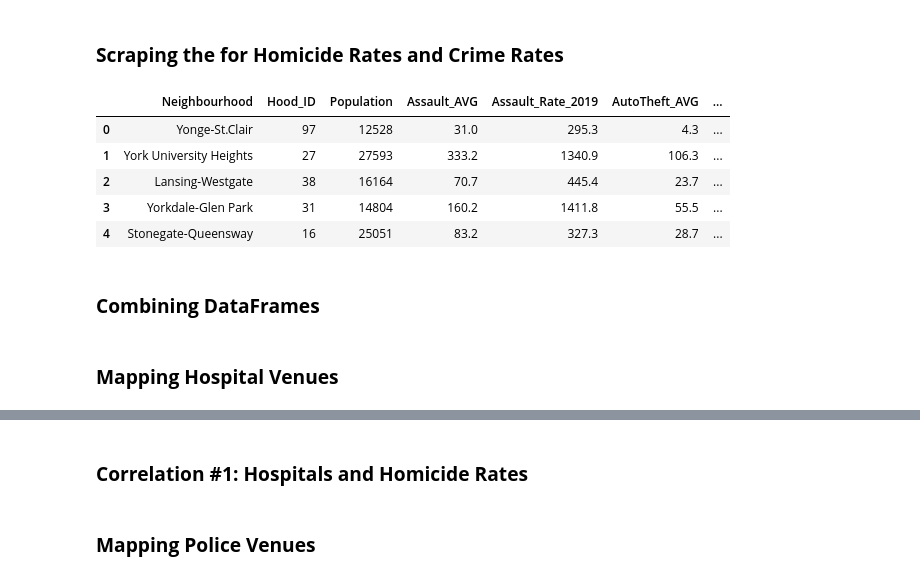
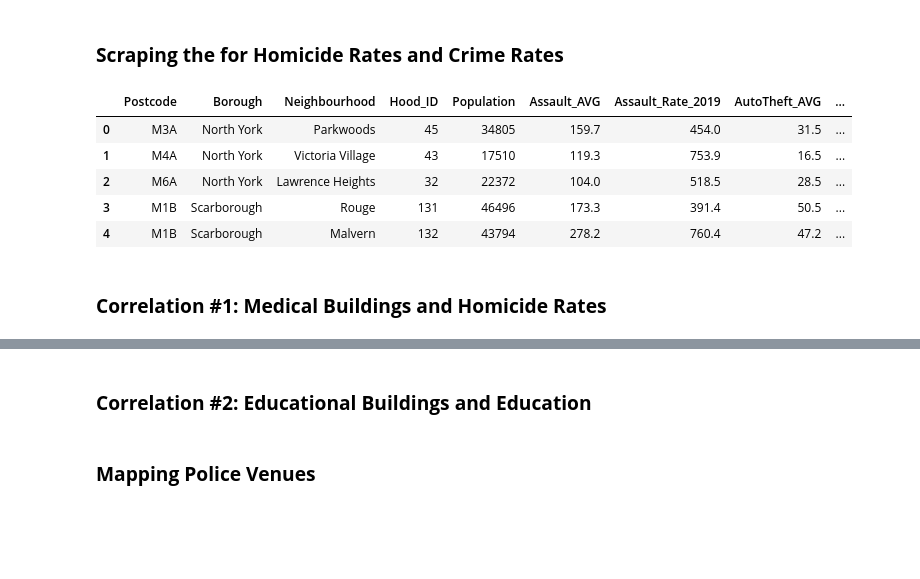
Before and after one commit to Sujeev-Uthayakumar/clustering-navigation, a Jupyter notebook: src/index.ipynb, the cells around one changed output, grey strips where cells are left out. Saved outputs shown, nothing was run; the diff lists cells and outputs as text; code cells hidden in the pictures; blank space fills up the shorter version.

Commit message:
add population dataset

```diff
--- a/src/index.ipynb
+++ b/src/index.ipynb
@@ -140,20 +140,23 @@ postcodes.head()
 # %%
 path2 = os.getcwd()
 path2 = os.path.join(path2,"datasets/neighbourhood-crime-rates.csv")
 crimedata = pd.read_csv(path2)
 crimedata.drop(crimedata.columns[[0]], axis=1, inplace=True)
-crimedata.head()
+
+path3 = os.getcwd()
+path3 = os.path.join(path3,"datasets/combined-dataset.csv")
+combined_data = pd.read_csv(path3)
+combined_data.drop(combined_data.columns[[0]], axis=1, inplace=True)
+combined_data.head()
 # %% [output]
-|  | Neighbourhood | Hood_ID | Population | Assault_AVG | Assault_Rate_2019 | AutoTheft_AVG | ... |
-| 0 | Yonge-St.Clair | 97 | 12528 | 31.0 | 295.3 | 4.3 | ... |
-| 1 | York University Heights | 27 | 27593 | 333.2 | 1340.9 | 106.3 | ... |
-| 2 | Lansing-Westgate | 38 | 16164 | 70.7 | 445.4 | 23.7 | ... |
-| 3 | Yorkdale-Glen Park | 31 | 14804 | 160.2 | 1411.8 | 55.5 | ... |
-| 4 | Stonegate-Queensway | 16 | 25051 | 83.2 | 327.3 | 28.7 | ... |
+|  | Postcode | Borough | Neighbourhood | Hood_ID | Population | Assault_AVG | Assault_Rate_2019 | AutoTheft_AVG | ... |
+| 0 | M3A | North York | Parkwoods | 45 | 34805 | 159.7 | 454.0 | 31.5 | ... |
+| 1 | M4A | North York | Victoria Village | 43 | 17510 | 119.3 | 753.9 | 16.5 | ... |
+| 2 | M6A | North York | Lawrence Heights | 32 | 22372 | 104.0 | 518.5 | 28.5 | ... |
+| 3 | M1B | Scarborough | Rouge | 131 | 46496 | 173.3 | 391.4 | 50.5 | ... |
+| 4 | M1B | Scarborough | Malvern | 132 | 43794 | 278.2 | 760.4 | 47.2 | ... |
 # %% [markdown]
-<h3><b>Combining DataFrames</b></h3>
+<h3><b>Correlation #1: Medical Buildings and Homicide Rates</b></h3>
-# %% [markdown]
-<h3><b>Mapping Hospital Venues</b></h3>
 # %%
 map_creation = folium.Map(location=[latitude, longitude], zoom_start=10)
 
@@ -174,6 +177,6 @@ map_creation
 # %% [output]
 [interactive output not drawn]
 # %% [markdown]
-<h3><b>Correlation #1: Hospitals and Homicide Rates</b></h3>
+<h3><b>Correlation #2: Educational Buildings and Education </b></h3>
 # %% [markdown]
 <h3><b>Mapping Police Venues</b></h3>
```
Also changed, not shown: 1 other file.
